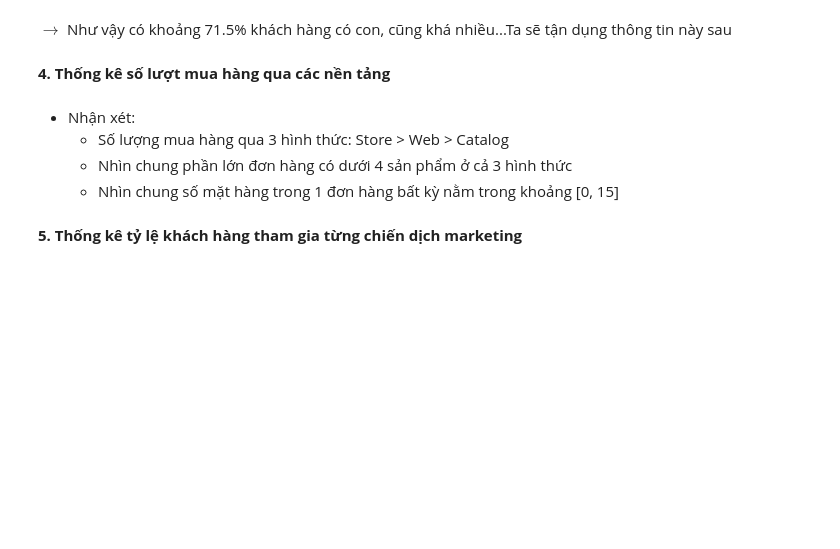
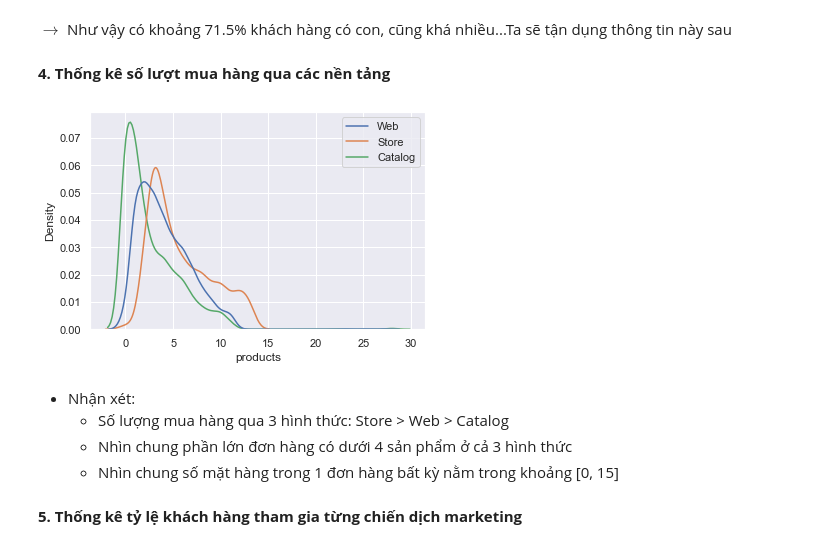
Before and after one commit to ngminhluong/CDS-EndTerm, a Jupyter notebook: Source/Main.ipynb, the cells around one changed output. Cells and saved outputs as stored; diff of their text form; code cells hidden in the pictures; blank space fills up the shorter version.

```diff
--- a/Source/Main.ipynb
+++ b/Source/Main.ipynb
@@ -366,9 +373,11 @@ $\to$ Như vậy có khoảng 71.5% khách hàng có con, cũng khá nhiều...T
 # %% [markdown]
 **4. Thống kê số lượt mua hàng qua các nền tảng**
 # %%
-df = mkt_df[['NumWebPurchases', 'NumStorePurchases', 'NumCatalogPurchases']]
+df = mkt_df[['Web', 'Store', 'Catalog']]
 sns.kdeplot(data=df);
 plt.xlabel('products');
+# %% [output]
+[figure, added]
 # %% [markdown]
 - Nhận xét:
     - Số lượng mua hàng qua 3 hình thức: Store > Web > Catalog
```
Also changed, not shown: parts of 67 cells of this notebook.
